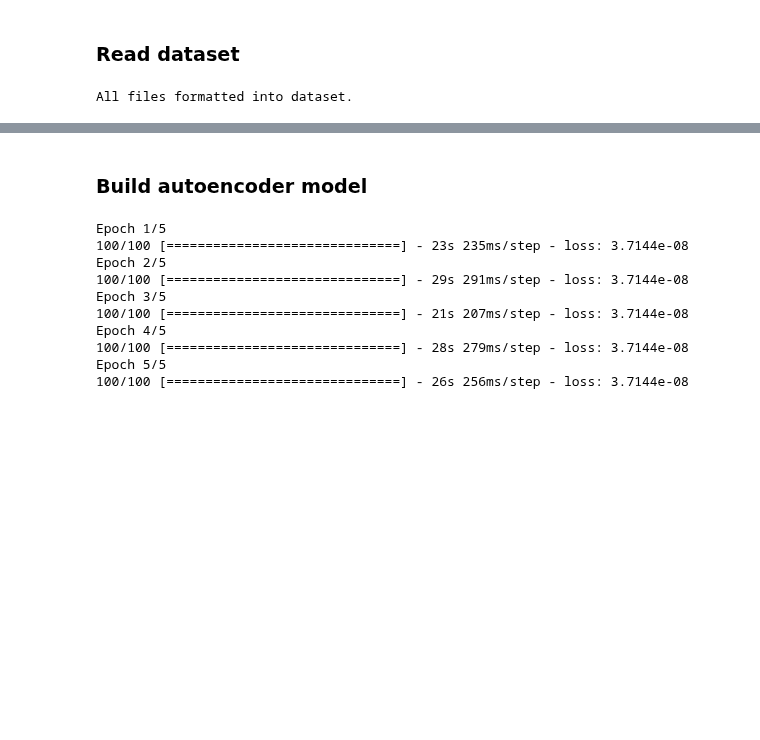
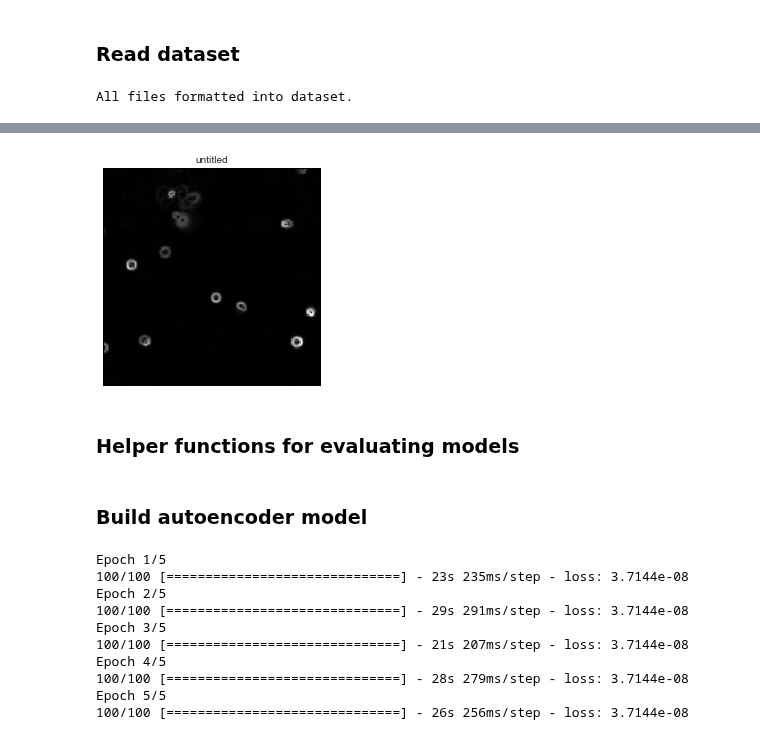
Before and after one commit to leonore/deep-learning-for-immune-cells, a Jupyter notebook: src/cell_autoencoder.ipynb, the cells around one changed output, grey strips where cells are left out. Saved outputs shown, nothing was run; the diff lists cells and outputs as text; code cells hidden in the pictures; blank space fills up the shorter version.

```diff
--- a/src/cell_autoencoder.ipynb
+++ b/src/cell_autoencoder.ipynb
@@ -43,3 +92,9 @@ x_test = np.reshape(x_test, (len(x_test), imw, imh, 1))
+# %%
+show_image(dataset[0])
+# %% [output]
+[figure, added]
+# %% [markdown]
+### Helper functions for evaluating models
 # %%
 def run_evaluation(model, data=x_train, targets=y_train, test=x_test):
     # visualise feature maps
```
Also changed, not shown: parts of 5 cells of this notebook, 2 other files.
